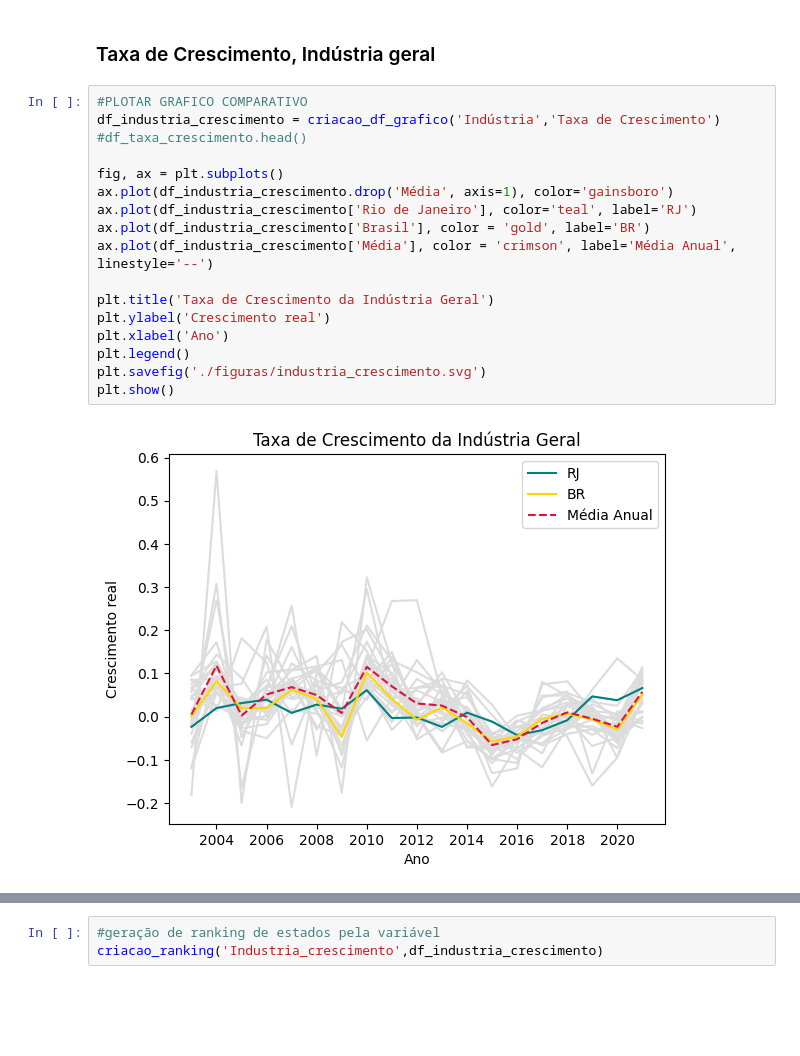
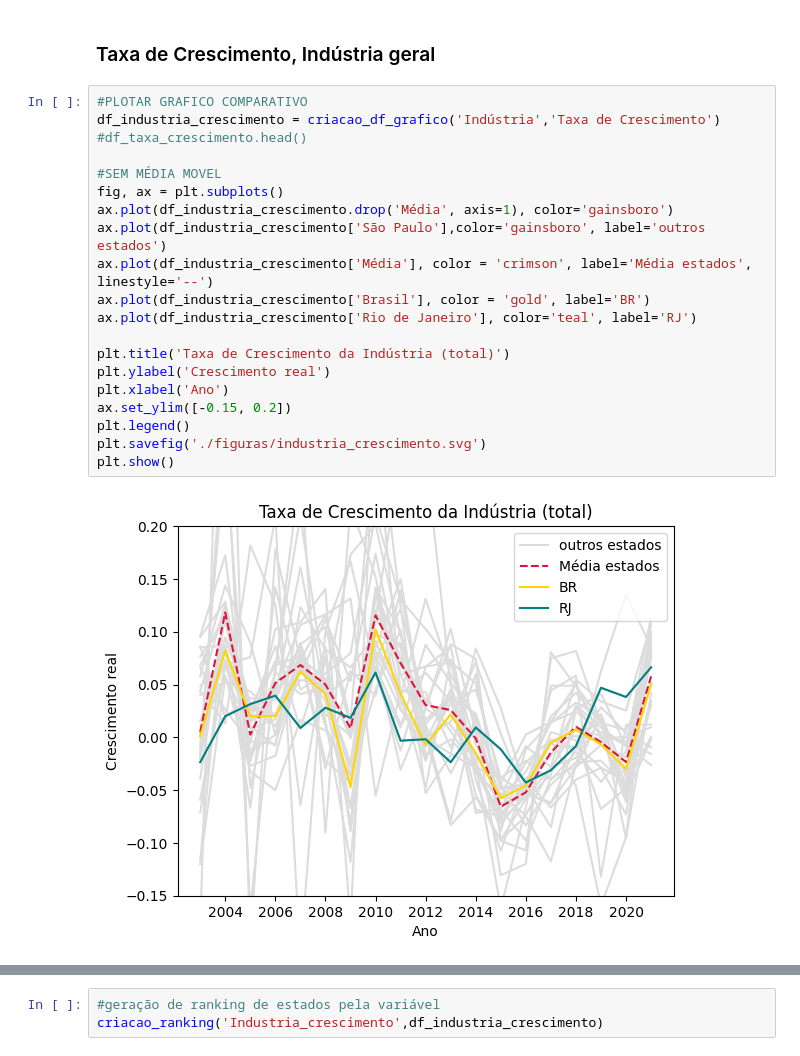
Before and after one commit to leoaucar/tratamento_contas_regionais, a Jupyter notebook: extracao_categorias.ipynb, the cells around one changed output, grey strips where cells are left out. Drawn from its saved outputs; the diff is of its cells as text; blank space fills up the shorter version.

```diff
--- a/extracao_categorias.ipynb
+++ b/extracao_categorias.ipynb
@@ -212,19 +348,22 @@ criacao_ranking('PIB_crescimento',df_PIB_crescimento)
 # %%
 #PLOTAR GRAFICO COMPARATIVO
 df_industria_crescimento = criacao_df_grafico('Indústria','Taxa de Crescimento')
 #df_taxa_crescimento.head()
 
+#SEM MÉDIA MOVEL
 fig, ax = plt.subplots()
 ax.plot(df_industria_crescimento.drop('Média', axis=1), color='gainsboro')
+ax.plot(df_industria_crescimento['São Paulo'],color='gainsboro', label='outros estados')
+ax.plot(df_industria_crescimento['Média'], color = 'crimson', label='Média estados', linestyle='--')
+ax.plot(df_industria_crescimento['Brasil'], color = 'gold', label='BR')
 ax.plot(df_industria_crescimento['Rio de Janeiro'], color='teal', label='RJ')
-ax.plot(df_industria_crescimento['Brasil'], color = 'gold', label='BR')
-ax.plot(df_industria_crescimento['Média'], color = 'crimson', label='Média Anual', linestyle='--')
 
-plt.title('Taxa de Crescimento da Indústria Geral')
+plt.title('Taxa de Crescimento da Indústria (total)')
 plt.ylabel('Crescimento real')
 plt.xlabel('Ano')
+ax.set_ylim([-0.15, 0.2])
 plt.legend()
 plt.savefig('./figuras/industria_crescimento.svg')
 plt.show()
 # %% [output]
-[figure, old version]
+[figure, new version]
```
Also changed, not shown: parts of 47 cells of this notebook, 13 other files.
